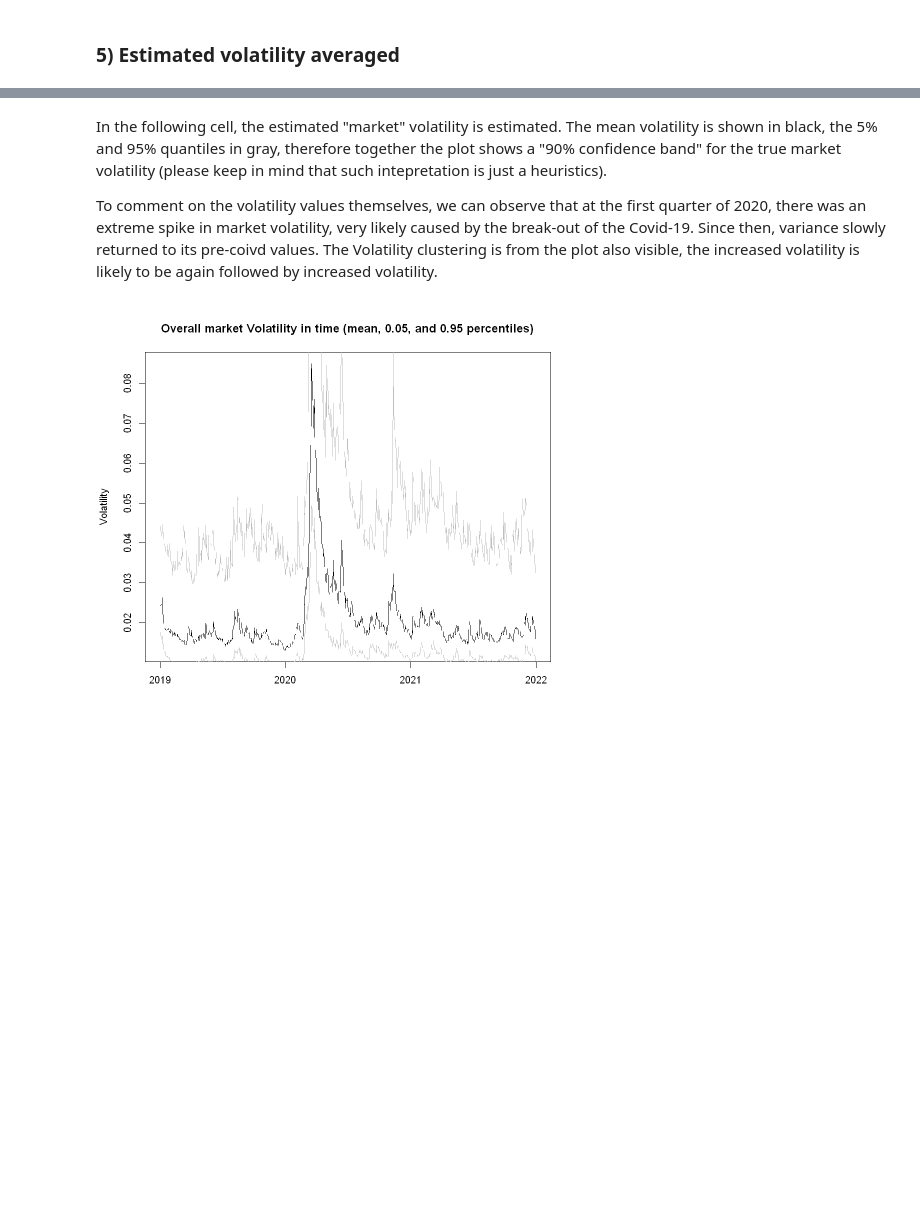
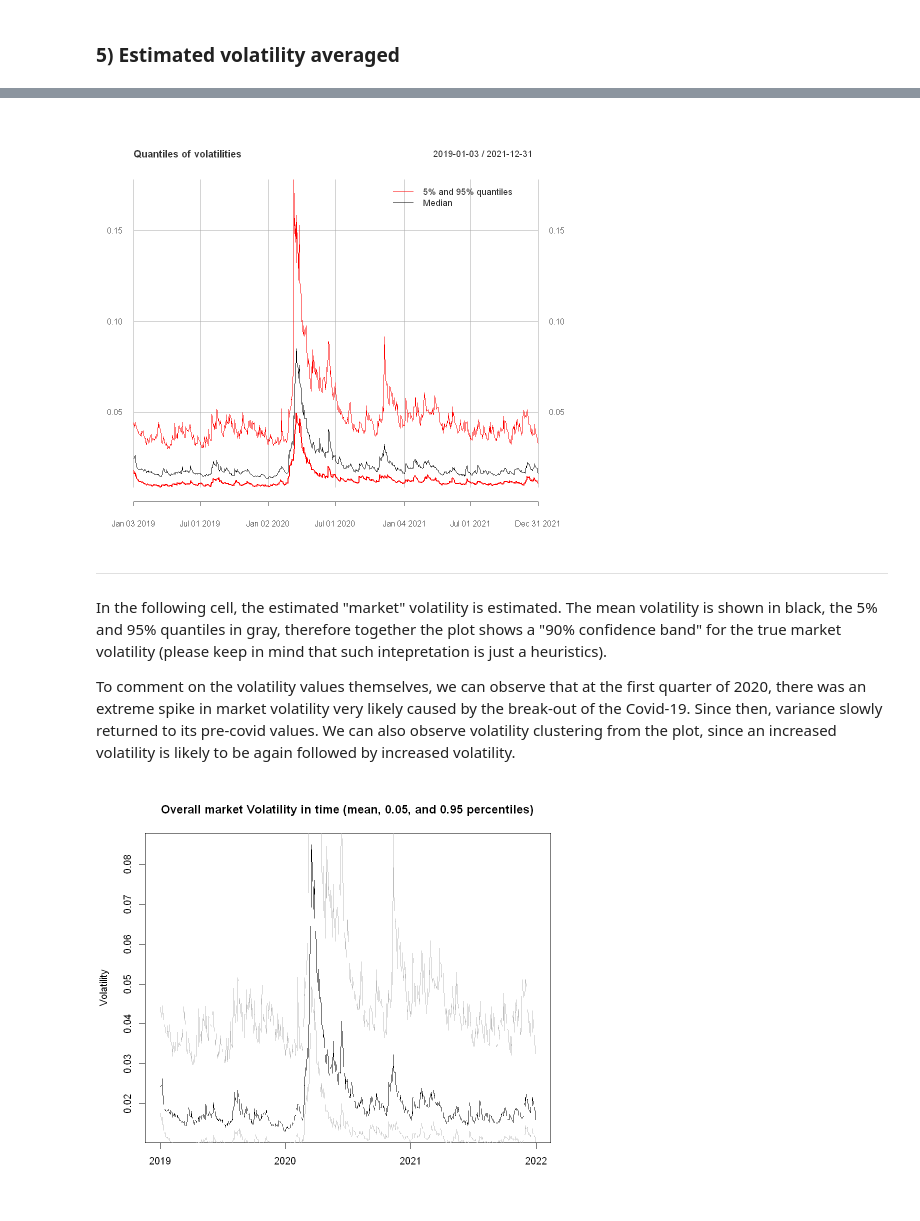
Before and after one commit to JanK0095/Financial-Econometrics-Course-Projects, a Jupyter notebook: HW2/FE1_HW2_Kubal_Mattanelli.ipynb, the cells around one changed output, grey strips where cells are left out. Saved outputs shown, nothing was run; the diff lists cells and outputs as text; code cells hidden in the pictures; blank space fills up the shorter version.

```diff
--- a/HW2/Problem 1.ipynb
+++ b/HW2/FE1_HW2_Kubal_Mattanelli.ipynb
@@ -218,0 +228,6 @@ Here, we extract the estimated volatilities from the GARCH(1,1) models, and next
+# %%
+#We extract the volatility for the first stock and then merge it with the second one. Subsequently, we loop through the rest
+volatilities <- merge.xts(sigma(garch_list[[1]]), sigma(garch_list[[2]]))
+for (iter in 3:length(garch_list)) {
+    volatilities <- merge.xts(volatilities, sigma(garch_list[[iter]]))
+}
@@ -218,0 +236,7 @@ Here, we extract the estimated volatilities from the GARCH(1,1) models, and next
+# %%
+#Five percent
+five_percent <- apply.daily(volatilities, function(x) quantile(c(x), probs = 0.05, na.rm = TRUE))
+#Median
+medians <- apply.daily(volatilities, function(x) quantile(c(x), probs = 0.5, na.rm = TRUE))
+#Ninety-five percent
+ninety_five_percent <- apply.daily(volatilities, function(x) quantile(c(x), probs = 0.95, na.rm = TRUE))
@@ -219,3 +247,14 @@ Here, we extract the estimated volatilities from the GARCH(1,1) models, and next
+# %%
+#Plotting
+plot_holder <- plot(five_percent, col = "red", ylim = c(min(five_percent, medians, ninety_five_percent),max(five_percent, medians, ninety_five_percent)), main = "Quantiles of volatilities")
+plot_holder <- lines(medians, col = "black")
+plot_holder <- lines(ninety_five_percent, col = "red")
+plot_holder <- addLegend("topright", on=1, legend.names = c("5% and 95% quantiles", "Median"), col=c("red", "black"), lty=c(1, 1))
+plot_holder
+# %% [output]
+[figure, added]
+# %% [markdown]
+---
 # %%
 #Extracting the volatilities
 volatilities <- vector("list", length(garch_list))
@@ -248,7 +287,7 @@ for (iter_day in 1:length(days)) { #For each day
 # %% [markdown]
 In the following cell, the estimated "market" volatility is estimated. The mean volatility is shown in black, the 5% and 95% quantiles in gray, therefore together the plot shows a "90% confidence band" for the true market volatility (please keep in mind that such intepretation is just a heuristics).
 
-To comment on the volatility values themselves, we can observe that at the first quarter of 2020, there was an extreme spike in market volatility, very likely caused by the break-out of the Covid-19. Since then, variance slowly returned to its pre-coivd values. The Volatility clustering is from the plot also visible, the increased volatility is likely to be again followed by increased volatility.
+To comment on the volatility values themselves, we can observe that at the first quarter of 2020, there was an extreme spike in market volatility very likely caused by the break-out of the Covid-19. Since then, variance slowly returned to its pre-covid values. We can also observe volatility clustering from the plot, since an increased volatility is likely to be again followed by increased volatility.
 # %%
 plot(x = days, y = medians, type = "l", main = "Overall market Volatility in time (mean, 0.05, and 0.95 percentiles)", xlab = "", ylab="Volatility")
 
```
Also changed, not shown: parts of 23 cells of this notebook.
